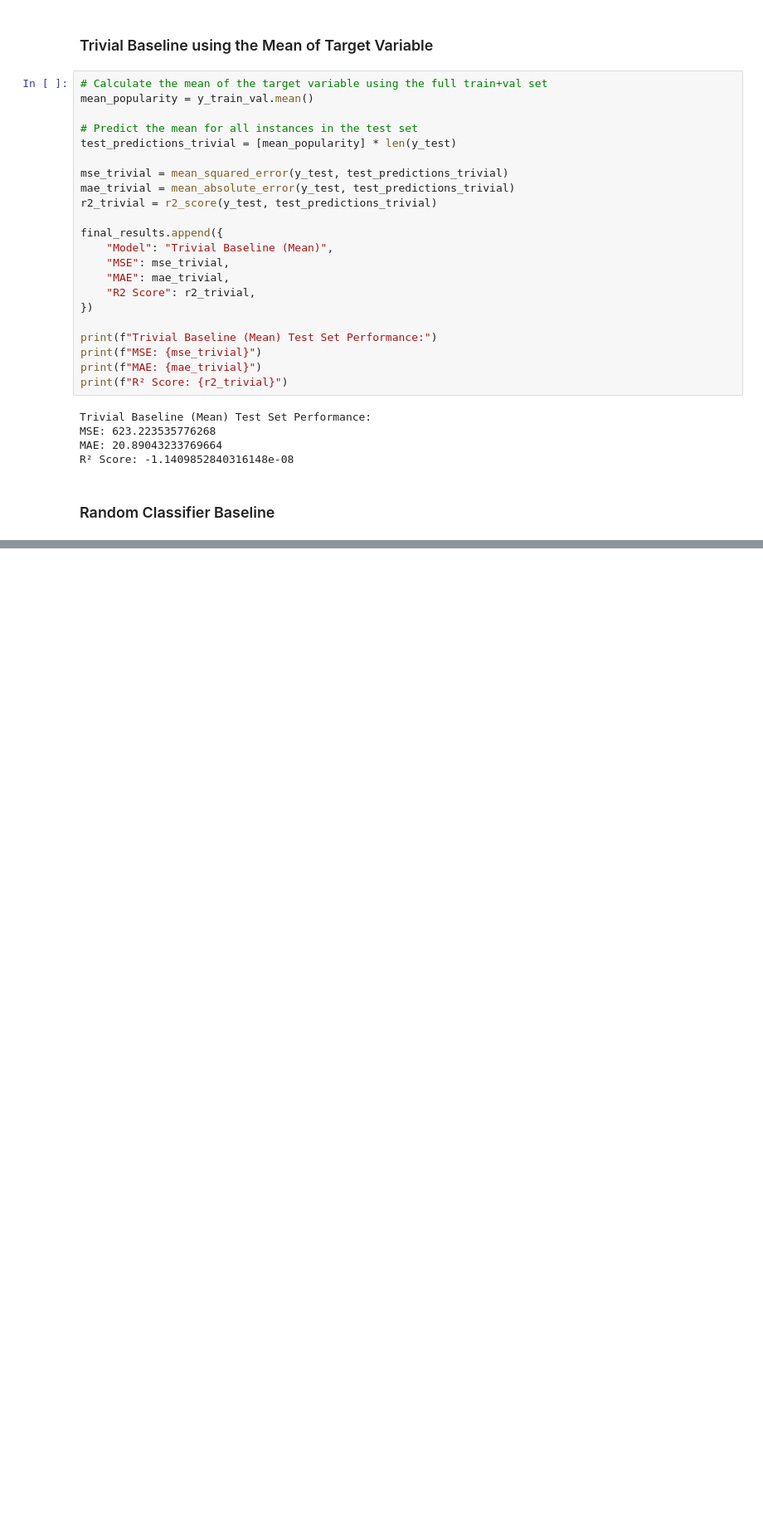
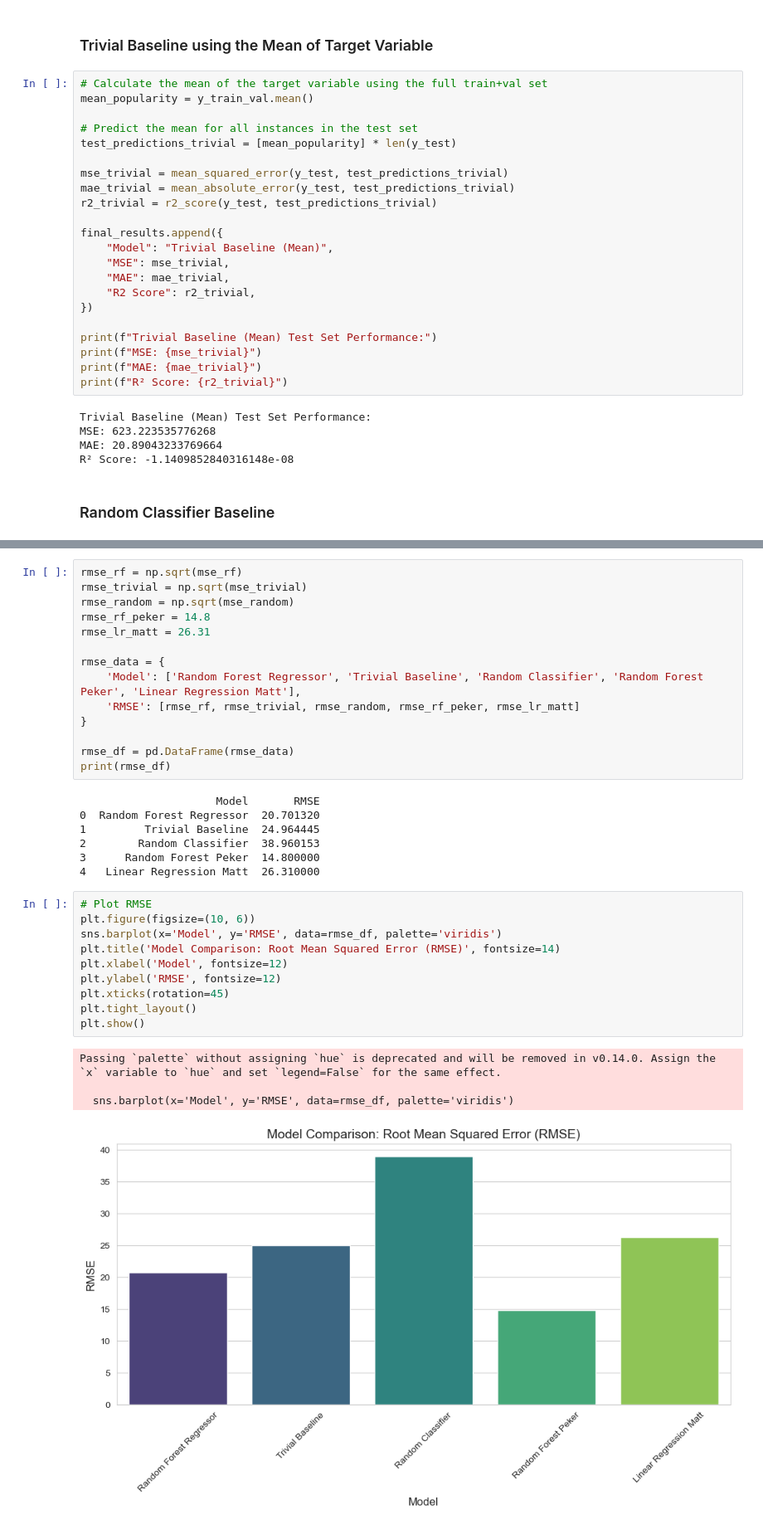
Before and after one commit to TuvshinSelenge/spotify_analysis, a Jupyter notebook: Modelling.ipynb, the cells around one changed output, grey strips where cells are left out. Shown at 83% size. Drawn from its saved outputs; the diff is of its cells as text; blank space fills up the shorter version.

Commit message:
Added RMSE comparison

```diff
--- a/Modelling.ipynb
+++ b/Modelling.ipynb
@@ -652,0 +652,36 @@ Passing `palette` without assigning `hue` is deprecated and will be removed in v
+# %%
+rmse_rf = np.sqrt(mse_rf)
+rmse_trivial = np.sqrt(mse_trivial)
+rmse_random = np.sqrt(mse_random)
+rmse_rf_peker = 14.8
+rmse_lr_matt = 26.31
+
+rmse_data = {
+    'Model': ['Random Forest Regressor', 'Trivial Baseline', 'Random Classifier', 'Random Forest Peker', 'Linear Regression Matt'],
+    'RMSE': [rmse_rf, rmse_trivial, rmse_random, rmse_rf_peker, rmse_lr_matt]
+}
+
+rmse_df = pd.DataFrame(rmse_data)
+print(rmse_df)
+# %% [output]
+                     Model       RMSE
+0  Random Forest Regressor  20.701320
+1         Trivial Baseline  24.964445
+2        Random Classifier  38.960153
+3      Random Forest Peker  14.800000
+4   Linear Regression Matt  26.310000
+# %%
+# Plot RMSE
+plt.figure(figsize=(10, 6))
+sns.barplot(x='Model', y='RMSE', data=rmse_df, palette='viridis')
+plt.title('Model Comparison: Root Mean Squared Error (RMSE)', fontsize=14)
+plt.xlabel('Model', fontsize=12)
+plt.ylabel('RMSE', fontsize=12)
+plt.xticks(rotation=45)
+plt.tight_layout()
+plt.show()
+# %% [output]
+Passing `palette` without assigning `hue` is deprecated and will be removed in v0.14.0. Assign the `x` variable to `hue` and set `legend=False` for the same effect.
+
+  sns.barplot(x='Model', y='RMSE', data=rmse_df, palette='viridis')
+[figure, added]
```
Also changed, not shown: parts of 5 cells of this notebook.
